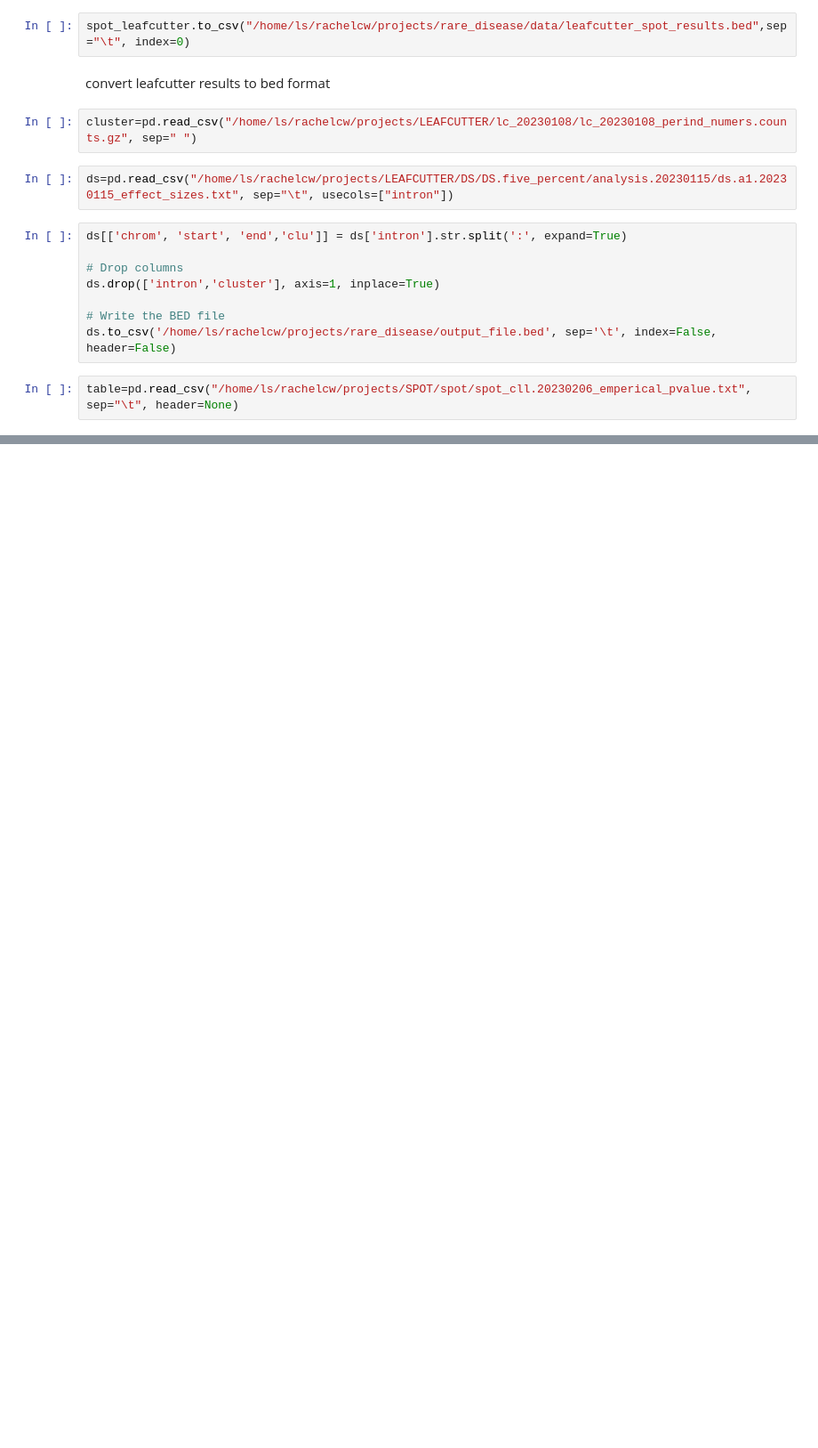
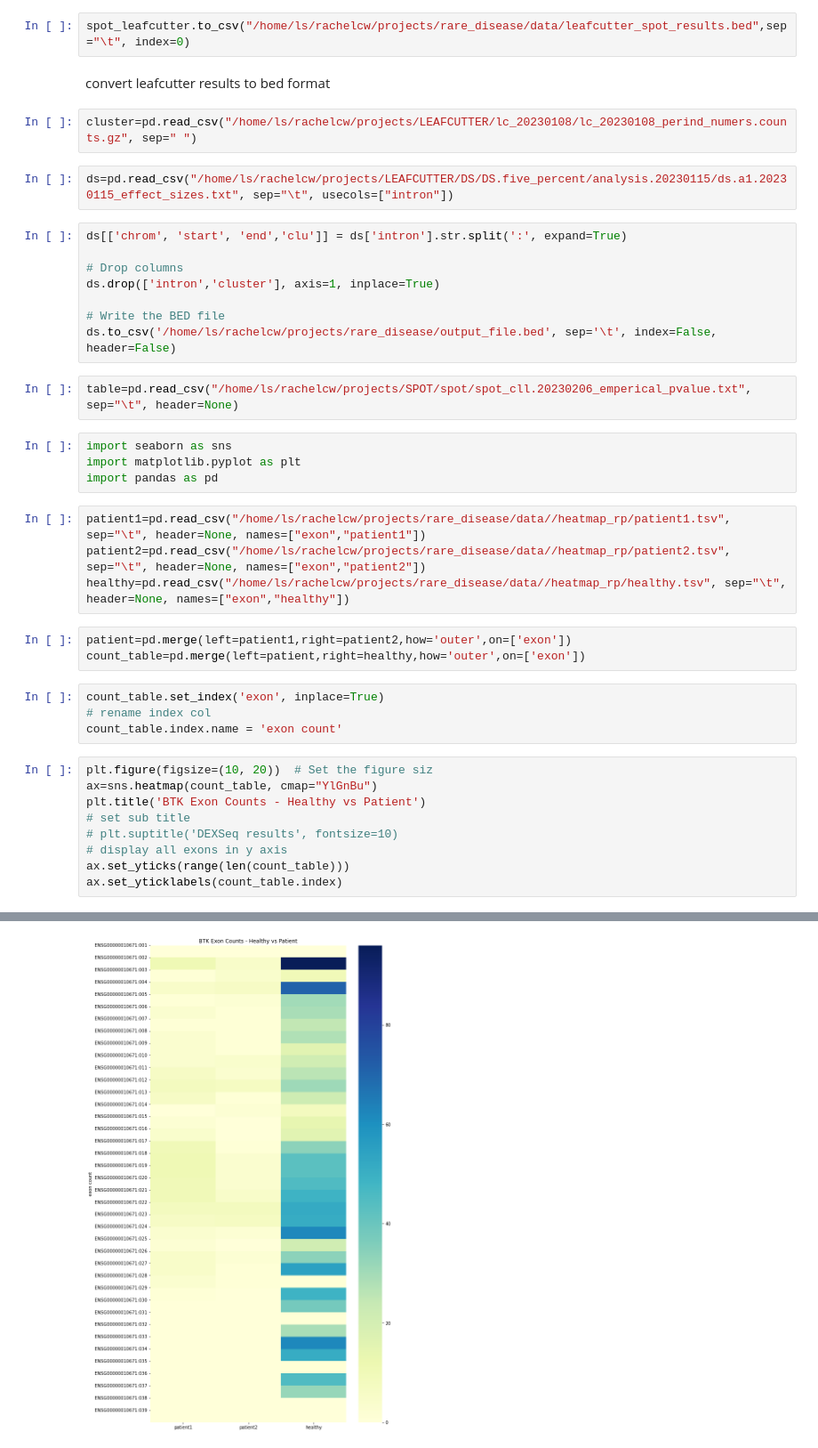
Before and after one commit to rachelcw/rare_disease, a Jupyter notebook: rare_disease.ipynb, the cells around one changed output, grey strips where cells are left out. Shown: that part at 89% size. Saved outputs shown, nothing was run; the diff lists cells and outputs as text; blank space fills up the shorter version.

```diff
--- a/rare_disease.ipynb
+++ b/rare_disease.ipynb
@@ -57,3 +308,28 @@ ds.drop(['intron','cluster'], axis=1, inplace=True)
 ds.to_csv('/home/ls/rachelcw/projects/rare_disease/output_file.bed', sep='\t', index=False, header=False)
 # %%
 table=pd.read_csv("/home/ls/rachelcw/projects/SPOT/spot/spot_cll.20230206_emperical_pvalue.txt", sep="\t", header=None)
+# %%
+import seaborn as sns
+import matplotlib.pyplot as plt
+import pandas as pd
+# %%
+patient1=pd.read_csv("/home/ls/rachelcw/projects/rare_disease/data//heatmap_rp/patient1.tsv", sep="\t", header=None, names=["exon","patient1"])
+patient2=pd.read_csv("/home/ls/rachelcw/projects/rare_disease/data//heatmap_rp/patient2.tsv", sep="\t", header=None, names=["exon","patient2"])
+healthy=pd.read_csv("/home/ls/rachelcw/projects/rare_disease/data//heatmap_rp/healthy.tsv", sep="\t", header=None, names=["exon","healthy"])
+# %%
+patient=pd.merge(left=patient1,right=patient2,how='outer',on=['exon'])
+count_table=pd.merge(left=patient,right=healthy,how='outer',on=['exon'])
+# %%
+count_table.set_index('exon', inplace=True)
+# rename index col
+count_table.index.name = 'exon count'
+# %%
+plt.figure(figsize=(10, 20))  # Set the figure siz
+ax=sns.heatmap(count_table, cmap="YlGnBu")
+plt.title('BTK Exon Counts - Healthy vs Patient')
+# set sub title
+# plt.suptitle('DEXSeq results', fontsize=10)
+# display all exons in y axis
+ax.set_yticks(range(len(count_table)))
+ax.set_yticklabels(count_table.index)
+# %% [output]
@@ -59,0 +353 @@ table=pd.read_csv("/home/ls/rachelcw/projects/SPOT/spot/spot_cll.20230206_emperi
+[figure, added]
```
Also changed, not shown: parts of 36 cells of this notebook.
